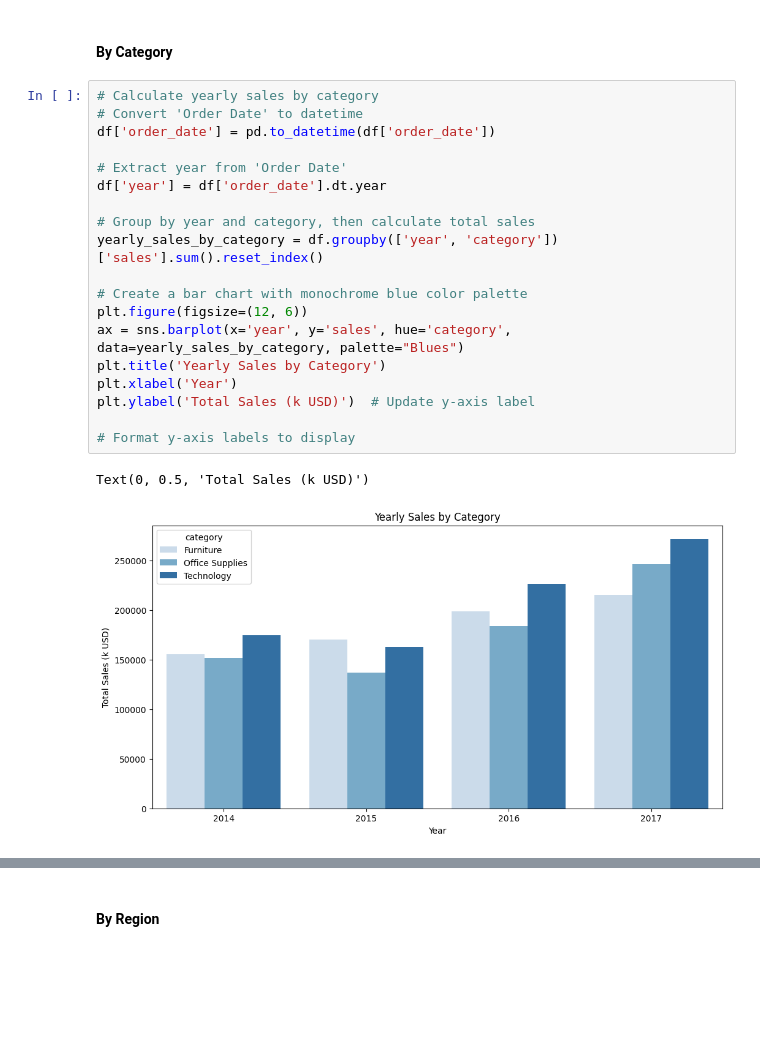
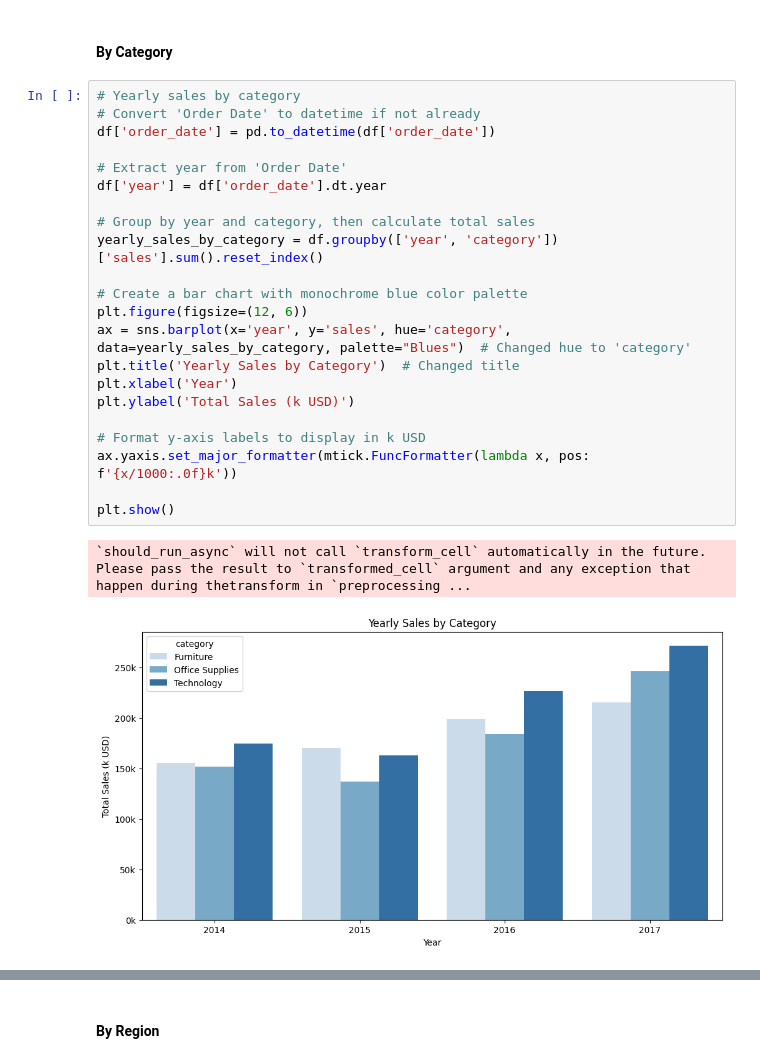
Before and after one commit to tandhiny/Phyton_Class, a Jupyter notebook: Phyton_Project.ipynb, the cells around one changed output, grey strips where cells are left out. Drawn from its saved outputs; the diff is of its cells as text; blank space fills up the shorter version.

```diff
--- a/Phyton_Project.ipynb
+++ b/Phyton_Project.ipynb
@@ -365,24 +414,27 @@ bars.set_yticklabels(y_labels)
 # %% [markdown]
 #### By Category
 # %%
-# Calculate yearly sales by category
-# Convert 'Order Date' to datetime
+# Yearly sales by category
+# Convert 'Order Date' to datetime if not already
 df['order_date'] = pd.to_datetime(df['order_date'])
 
 # Extract year from 'Order Date'
 df['year'] = df['order_date'].dt.year
 
 # Group by year and category, then calculate total sales
 yearly_sales_by_category = df.groupby(['year', 'category'])['sales'].sum().reset_index()
 
 # Create a bar chart with monochrome blue color palette
 plt.figure(figsize=(12, 6))
-ax = sns.barplot(x='year', y='sales', hue='category', data=yearly_sales_by_category, palette="Blues")
-plt.title('Yearly Sales by Category')
+ax = sns.barplot(x='year', y='sales', hue='category', data=yearly_sales_by_category, palette="Blues")  # Changed hue to 'category'
+plt.title('Yearly Sales by Category')  # Changed title
 plt.xlabel('Year')
-plt.ylabel('Total Sales (k USD)')  # Update y-axis label
+plt.ylabel('Total Sales (k USD)')
 
-# Format y-axis labels to display
+# Format y-axis labels to display in k USD
+ax.yaxis.set_major_formatter(mtick.FuncFormatter(lambda x, pos: f'{x/1000:.0f}k'))
+
+plt.show()
 # %% [output]
-Text(0, 0.5, 'Total Sales (k USD)')
+`should_run_async` will not call `transform_cell` automatically in the future. Please pass the result to `transformed_cell` argument and any exception that happen during thetransform in `preprocessing ...
-[figure, old version]
+[figure, new version]
```
Also changed, not shown: parts of 39 cells of this notebook.
